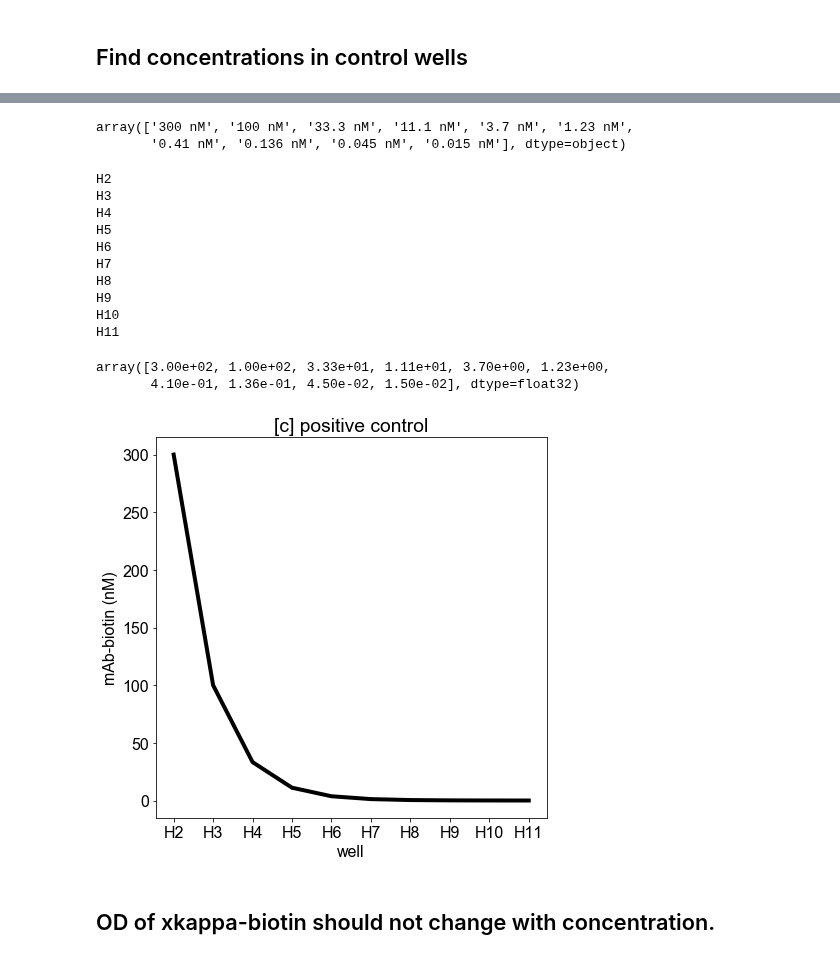
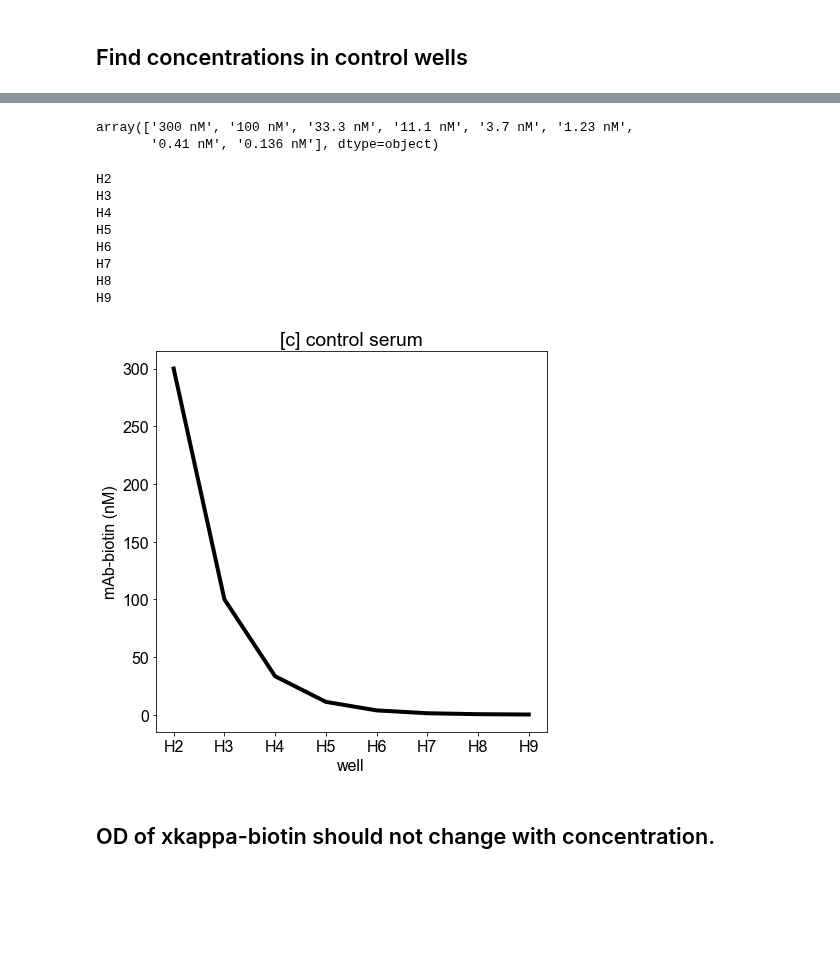
Before and after one commit to mehta-lab/multiSero, a Jupyter notebook: notebooks_interpretation/20200115_plate4_AEP_Feb3_6mousesera.ipynb, the cells around one changed output, grey strips where cells are left out. Drawn from its saved outputs; the diff is of its cells as text; code cells hidden in the pictures; blank space fills up the shorter version.

```diff
--- a/notebooks_interpretation/20200115_plate4_AEP_Feb3_6mousesera.ipynb
+++ b/notebooks_interpretation/20200115_plate4_AEP_Feb3_6mousesera.ipynb
@@ -208,13 +178,11 @@ array([['A1', 'Mouse 1', 'Diagnostic', '1:50'],
-# %%
-allWells = plateInfo[:,0]
 # %%
-controlWells=np.array(['H'+str(col) for col in range(2,12)])
+controlWells=np.array(['H'+str(col) for col in range(2,10)])
 
 controlConcentrations= np.concatenate([plateInfo[allWells == well,wellmetaIdx == 'Concentration'] for well in controlWells])
 pprint(controlConcentrations)
 # %% [output]
 array(['300 nM', '100 nM', '33.3 nM', '11.1 nM', '3.7 nM', '1.23 nM',
-       '0.41 nM', '0.136 nM', '0.045 nM', '0.015 nM'], dtype=object)
+       '0.41 nM', '0.136 nM'], dtype=object)
 # %%
 for well in controlWells:
     print(well)
@@ -227,24 +195,17 @@ H6
 H7
 H8
 H9
-H10
-H11
 # %%
-concentrations=np.concatenate([np.fromstring(strconc, dtype=np.float32, sep=' ') for strconc in controlConcentrations])
+concentrations=np.array([float(strconc[0:-2]) for strconc in controlConcentrations])
-# %%
-pprint(concentrations)
-# %% [output]
-array([3.00e+02, 1.00e+02, 3.33e+01, 1.11e+01, 3.70e+00, 1.23e+00,
-       4.10e-01, 1.36e-01, 4.50e-02, 1.50e-02], dtype=float32)
 # %%
 plt.figure(figsize=(7,7))
 plt.plot(concentrations, lw=4, c='k')
 plt.xticks(ticks=np.arange(len(concentrations)),labels=controlWells)
 plt.xlabel('well')
 plt.ylabel('mAb-biotin (nM)')
-plt.title('[c] positive control');
+plt.title('[c] control serum');
 # %% [output]
-[figure, old version]
+[figure, new version]
 # %% [markdown]
 ## OD of xkappa-biotin should not change with concentration.
 # %%
```
Also changed, not shown: parts of 59 cells of this notebook.
